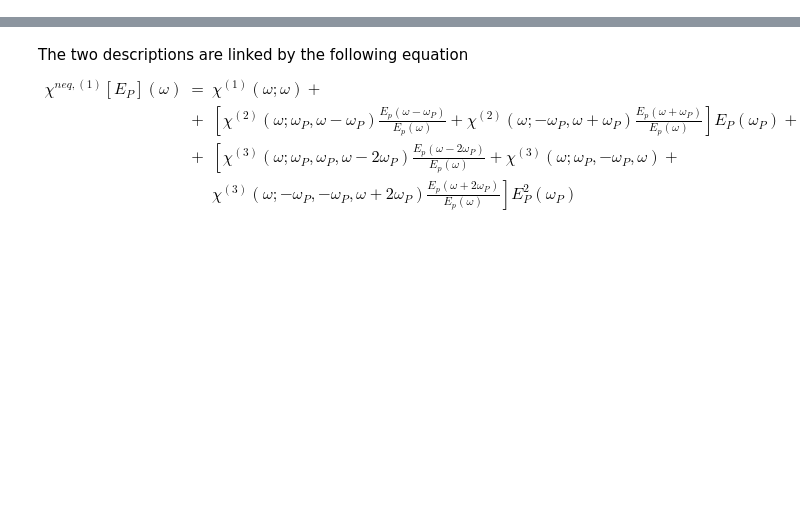
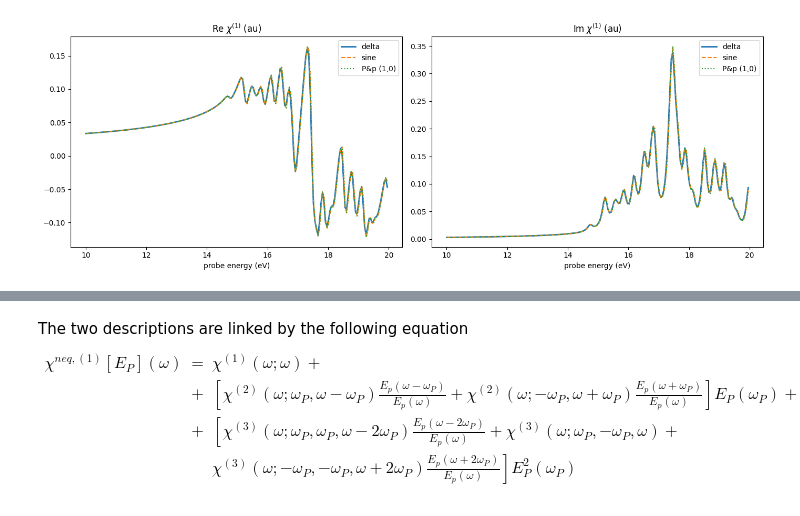
Before and after one commit to marcodalessandro76/LiF, a Jupyter notebook: NL_Chi/NL-Chi_Analysis.ipynb, the cells around one changed output, grey strips where cells are left out. Saved outputs shown, nothing was run; the diff lists cells and outputs as text; code cells hidden in the pictures; blank space fills up the shorter version.

```diff
--- a/NL_Chi/NL-Chi_Analysis.ipynb
+++ b/NL_Chi/NL-Chi_Analysis.ipynb
@@ -11,0 +53,6 @@ import os, re
+# %%
+single_freq = O.Xn_single_frequency(data_pulse,X_order=3,verbose=False)
+freq_mix = O.Xn_frequency_mixing(data_Pp,X_order=(1,2),verbose=False)
+chi_sin = single_freq.compute_Xn(set_units_of_measure=False)[0]
+chi_freqmix = freq_mix.compute_Xn(set_units_of_measure=False)[0]
+chi_sin.keys(), chi_freqmix.keys()
@@ -11,0 +94,20 @@ import os, re
+# %%
+eta = 0.1 # eV
+energy_delta, eps_delta = O.Linear_Response(data_delta.IO_TIME_points,data_delta.Polarization[0],data_delta.Efield[0],eta=eta)
+chi1_delta_full = (eps_delta-1)/(4*np.pi)
+# interpolation on the probe grid of the sine runs
+chi1_delta = np.interp(freqs,energy_delta,chi1_delta_full.real) + 1j*np.interp(freqs,energy_delta,chi1_delta_full.imag)
+chi1_sin = chi_sin[1]
+chi1_Pp = chi_freqmix[(1,0)]
+# %%
+fig,axes = plt.subplots(1,2,figsize=(14,5))
+for ax,part,lab in zip(axes,[np.real,np.imag],['Re','Im']):
+    ax.plot(freqs,part(chi1_delta),label='delta',lw=2)
+    ax.plot(freqs,part(chi1_sin),'--',label='sine')
+    ax.plot(freqs,part(chi1_Pp),':',label='P&p (1,0)')
+    ax.set_xlabel('probe energy (eV)')
+    ax.set_title(r'%s $\chi^{(1)}$ (au)'%lab)
+    ax.legend()
+plt.tight_layout()
+# %% [output]
+[figure, added]
```
Also changed, not shown: parts of 100 cells of this notebook, 1 other file.
